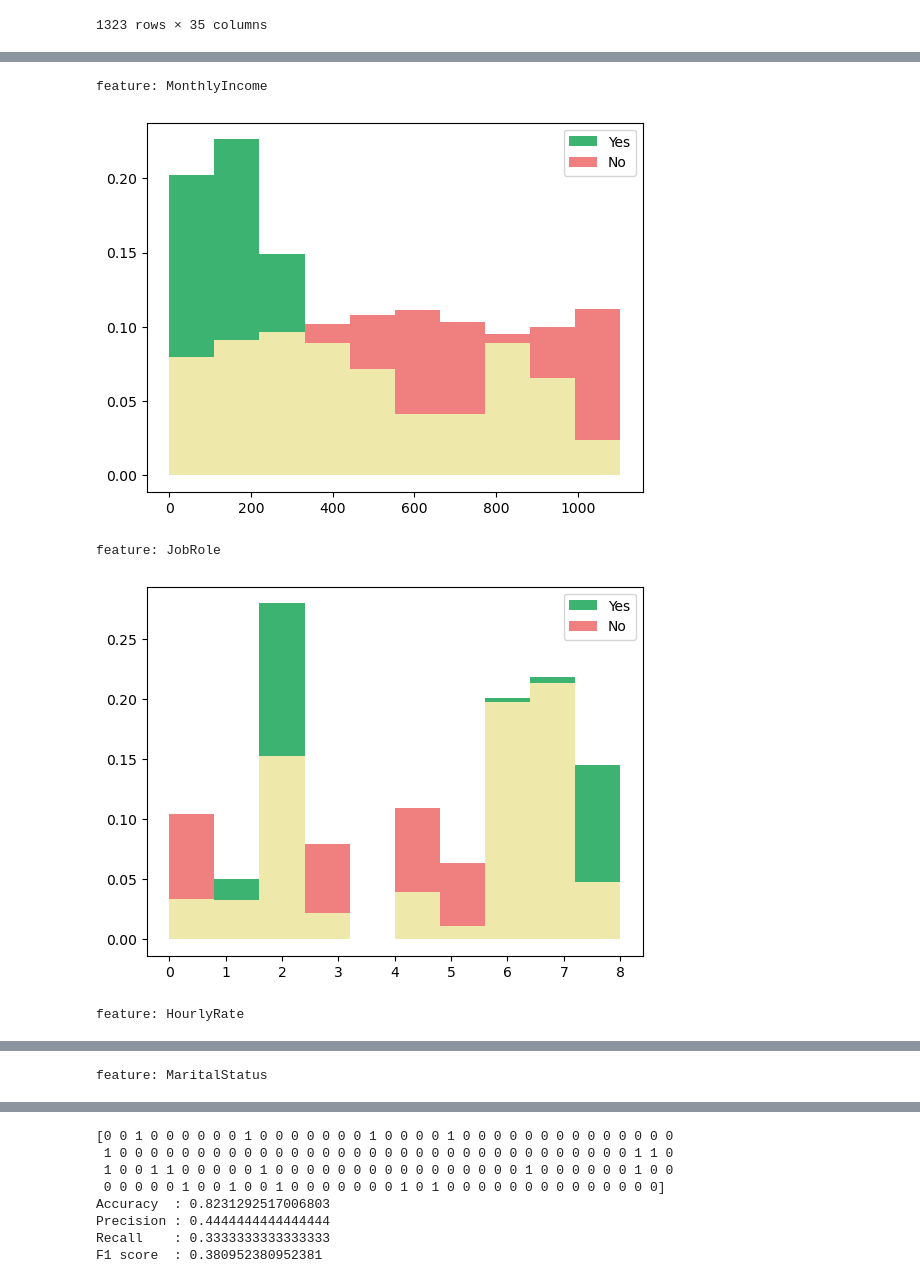
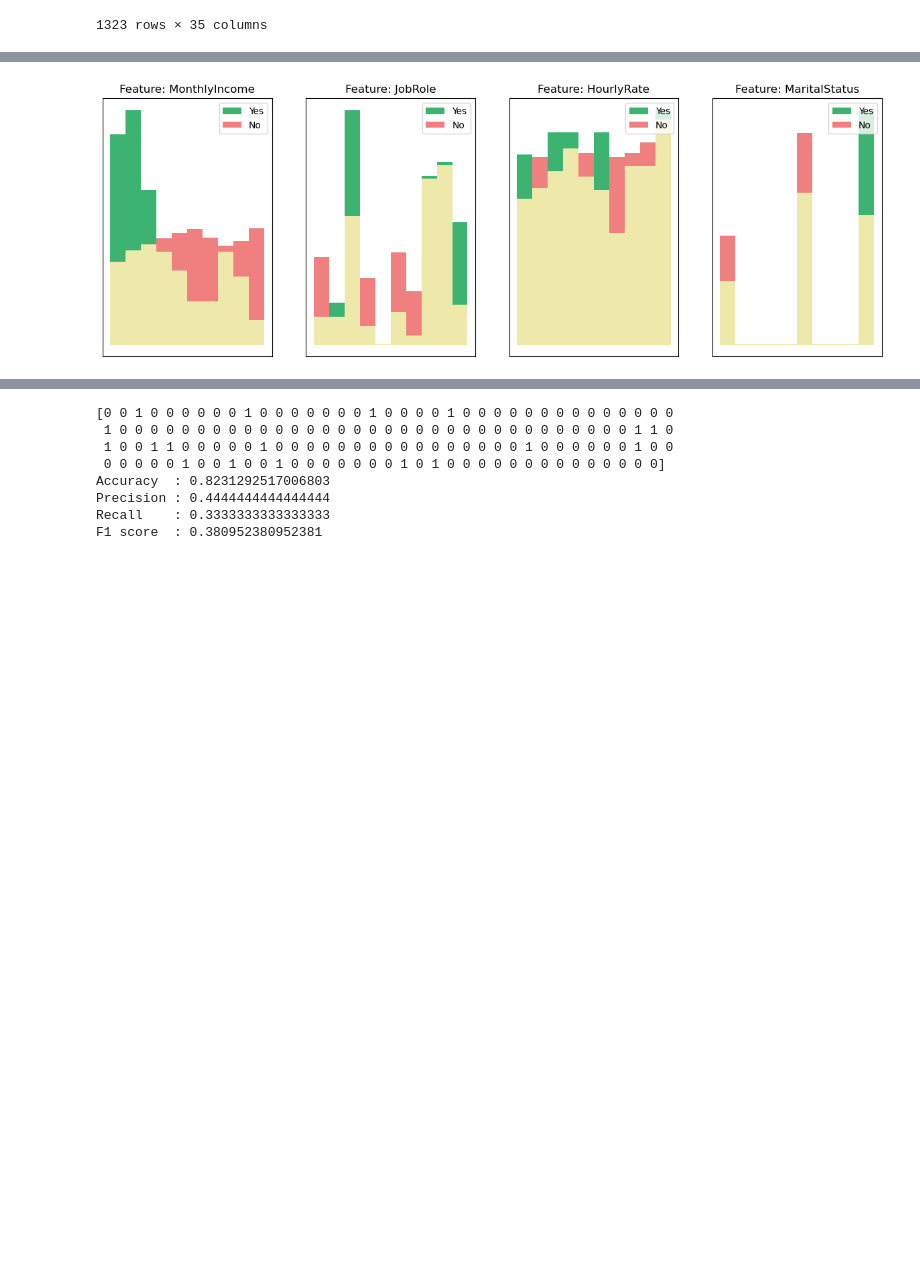
Before and after one commit to ThanatPay/Pattern_Recognition, a Jupyter notebook: 2_BayesClassifier.ipynb, the cells around one changed output, grey strips where cells are left out. Cells and saved outputs as stored; diff of their text form; code cells hidden in the pictures; blank space fills up the shorter version.

```diff
--- a/2_BayesClassifier.ipynb
+++ b/2_BayesClassifier.ipynb
@@ -96,10 +96,13 @@ y_test = test_set["Attrition"]
 # %%
 # compared histograms of features (Age, MonthlyIncome, DistanceFromHome)
 # using number of bins (10,40,100)
+
 for col in ["Age", "MonthlyIncome", "DistanceFromHome"]:
-    print("feature:",col)
-    for n_bin in [10,40,100]:
-        print("bin:",n_bin)
+    fig,axs = plt.subplots(1, 3, figsize=(15,5))
+    fig.suptitle(f"Feature: {col}", fontsize=16)
+    axs = axs.ravel()
+    for i, n_bin in enumerate([10,40,100]):
+
         # remove NaN values
         x_train_col_no_nan = x_train[col][~np.isnan(train_set[col])]
         # bin the data into n_bin equally spaced bins
@@ -108,6 +111,8 @@ for col in ["Age", "MonthlyIncome", "DistanceFromHome"]:
         hist, bin_edge = np.histogram(x_train_col_no_nan, n_bin)
         # make sure to import matplotlib.pyplot as plt
         # plot the histogram
-        plt.fill_between(bin_edge.repeat(2)[1:-1],hist.repeat(2))
-        plt.show()
+        axs.flatten()[i].fill_between(bin_edge.repeat(2)[1:-1],hist.repeat(2))
+        axs.flatten()[i].set_title(f"Bin: {n_bin}")
+        axs.flatten()[i].set_xticks([])
+        axs.flatten()[i].set_yticks([])
 # %% [output]
@@ -132,47 +125,46 @@ n_bins=10
 # %%
 # visualized likelihood distribution of features (MonthlyIncome, JobRole, HourlyRate, MaritalStatus)
 # label : Yes -> green , No -> red
-for col in ["MonthlyIncome", "JobRole", "HourlyRate", "MaritalStatus"]:
-    print("feature:",col)
+fig,axs = plt.subplots(1, 4, figsize=(15,5))
+axs = axs.ravel()
+for i, col in enumerate(["MonthlyIncome", "JobRole", "HourlyRate", "MaritalStatus"]):
     Prob_pos = []
     Prob_neg = []
     Prob_between = []
     x_pos = x_train[col][y_train==1.0]
     x_neg = x_train[col][y_train==0.0]
     # remove NaN values
     x_train_col_no_nan = x_train[col][~np.isnan(x_train[col])]
     x_pos_no_nan = x_pos[~np.isnan(x_pos)]
     x_neg_no_nan = x_neg[~np.isnan(x_neg)]
     # bin the data into n_bin equally spaced bins
     # hist is the count for each bin
     # bin_edge is the edge values of the bins
     hist, bin_edge = np.histogram(x_train_col_no_nan, n_bins)
     pos_hist, pos_edges = np.histogram(x_pos_no_nan, bins=bin_edge)
     neg_hist, neg_edges = np.histogram(x_neg_no_nan, bins=bin_edge)
 
-    for i in range(len(bin_edge)-1):
+    for j in range(len(bin_edge)-1):
         epsilon = 1e-15
-        prob_pos = pos_hist[i] / max(np.sum(pos_hist), epsilon)
-        prob_neg = neg_hist[i] / max(np.sum(neg_hist), epsilon)
+        prob_pos = pos_hist[j] / max(np.sum(pos_hist), epsilon)
+        prob_neg = neg_hist[j] / max(np.sum(neg_hist), epsilon)
 
         # Setting epsilon to minimun probbabilities
         prob_pos = max(prob_pos, epsilon)
         prob_neg = max(prob_neg, epsilon)
 
         Prob_pos.append(prob_pos)
         Prob_neg.append(prob_neg)
         Prob_between.append(min(prob_pos,prob_neg))
 
     # make sure to import matplotlib.pyplot as plt
     # plot the histogram
-    plt.fill_between(bin_edge.repeat(2)[1:-1],np.array(Prob_pos).repeat(2),facecolor='mediumseagreen')
-    plt.fill_between(bin_edge.repeat(2)[1:-1],np.array(Prob_neg).repeat(2),facecolor='lightcoral')
-    plt.fill_between(bin_edge.repeat(2)[1:-1],np.array(Prob_between).repeat(2),facecolor='palegoldenrod')
-    plt.legend(('Yes','No'),loc='upper right')
-    plt.show()
+    axs.flatten()[i].fill_between(bin_edge.repeat(2)[1:-1],np.array(Prob_pos).repeat(2),facecolor='mediumseagreen')
+    axs.flatten()[i].fill_between(bin_edge.repeat(2)[1:-1],np.array(Prob_neg).repeat(2),facecolor='lightcoral')
+    axs.flatten()[i].fill_between(bin_edge.repeat(2)[1:-1],np.array(Prob_between).repeat(2),facecolor='palegoldenrod')
+    axs.flatten()[i].legend(('Yes','No'),loc='upper right')
+    axs.flatten()[i].set_title(f"Feature: {col}")
+    axs.flatten()[i].set_xticks([])
+    axs.flatten()[i].set_yticks([])
 # %% [output]
-feature: MonthlyIncome
-[figure, old version]
+[figure, new version]
-feature: JobRole
-[figure, removed]
-feature: HourlyRate
@@ -180 +170,0 @@ feature: HourlyRate
-feature: MaritalStatus
```
Also changed, not shown: parts of 7 cells of this notebook, 4 other files.
